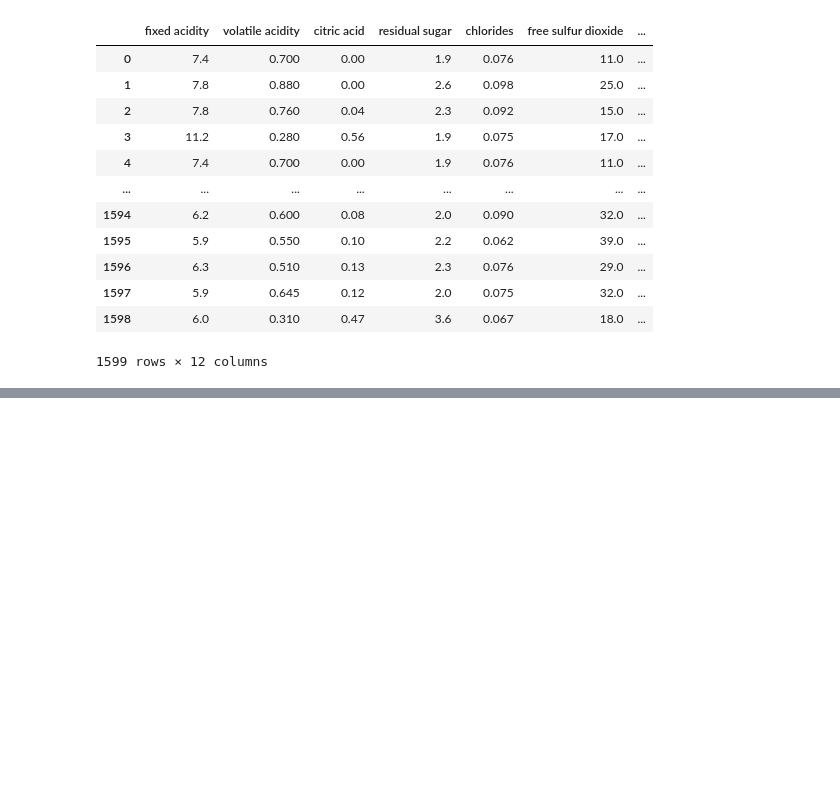
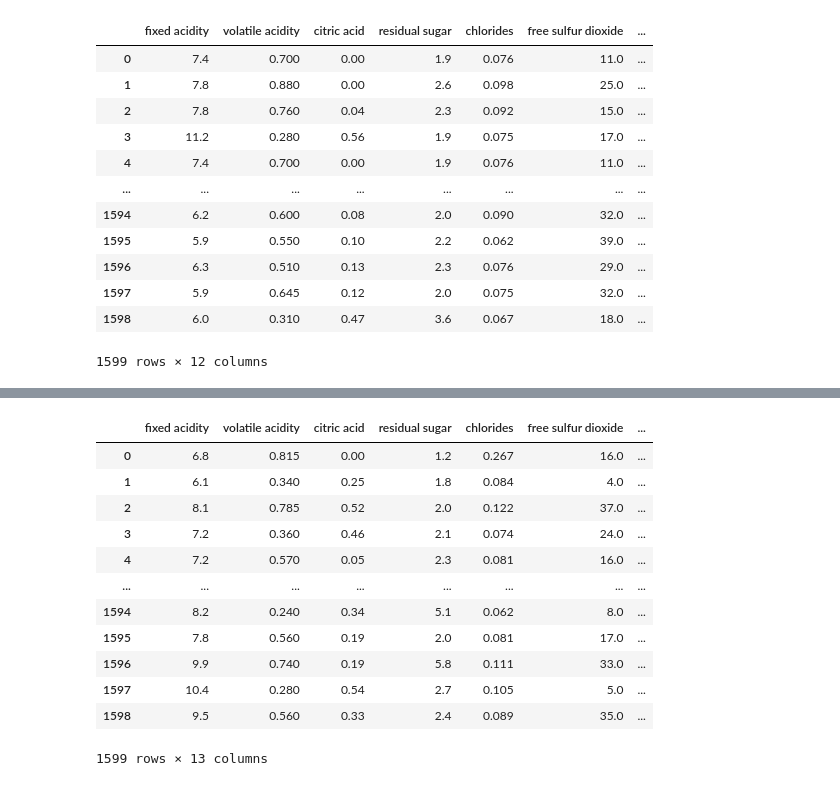
Before and after one commit to wikolego/wikolego-repository, a Jupyter notebook: ai-path/projects/decision-tree.ipynb, the cells around one changed output, grey strips where cells are left out. Saved outputs shown, nothing was run; the diff lists cells and outputs as text; code cells hidden in the pictures; blank space fills up the shorter version.

```diff
--- a/ai-path/projects/decision-tree.ipynb
+++ b/ai-path/projects/decision-tree.ipynb
@@ -105,0 +114,16 @@ plt.show()
+# %%
+df
+# %% [output]
+|  | fixed acidity | volatile acidity | citric acid | residual sugar | chlorides | free sulfur dioxide | ... |
+| 0 | 6.8 | 0.815 | 0.00 | 1.2 | 0.267 | 16.0 | ... |
+| 1 | 6.1 | 0.340 | 0.25 | 1.8 | 0.084 | 4.0 | ... |
+| 2 | 8.1 | 0.785 | 0.52 | 2.0 | 0.122 | 37.0 | ... |
+| 3 | 7.2 | 0.360 | 0.46 | 2.1 | 0.074 | 24.0 | ... |
+| 4 | 7.2 | 0.570 | 0.05 | 2.3 | 0.081 | 16.0 | ... |
+| ... | ... | ... | ... | ... | ... | ... | ... |
+| 1594 | 8.2 | 0.240 | 0.34 | 5.1 | 0.062 | 8.0 | ... |
+| 1595 | 7.8 | 0.560 | 0.19 | 2.0 | 0.081 | 17.0 | ... |
+| 1596 | 9.9 | 0.740 | 0.19 | 5.8 | 0.111 | 33.0 | ... |
+| 1597 | 10.4 | 0.280 | 0.54 | 2.7 | 0.105 | 5.0 | ... |
+| 1598 | 9.5 | 0.560 | 0.33 | 2.4 | 0.089 | 35.0 | ... |
+1599 rows × 13 columns
```
Also changed, not shown: parts of 8 cells of this notebook, 1 other file.
